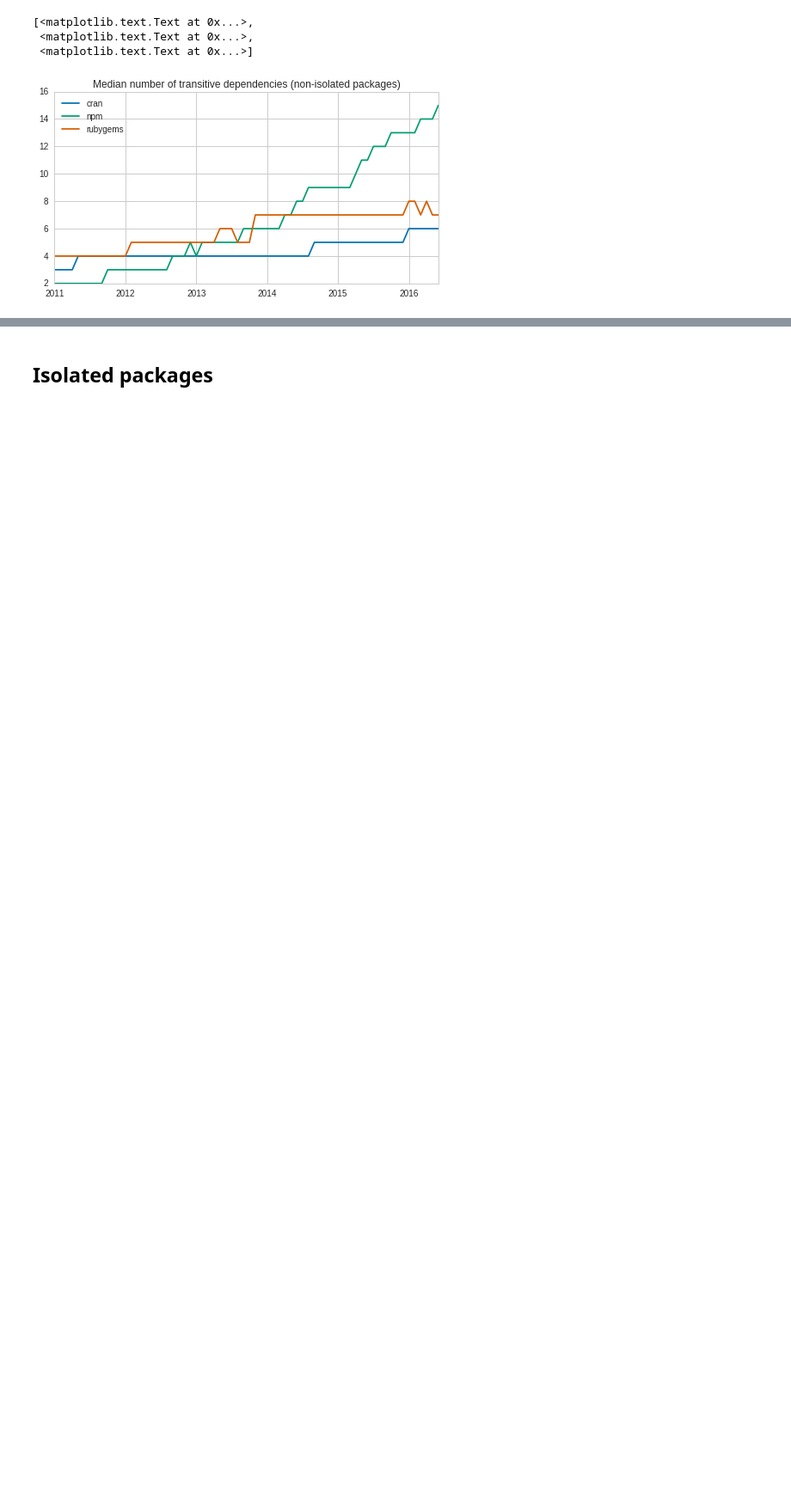
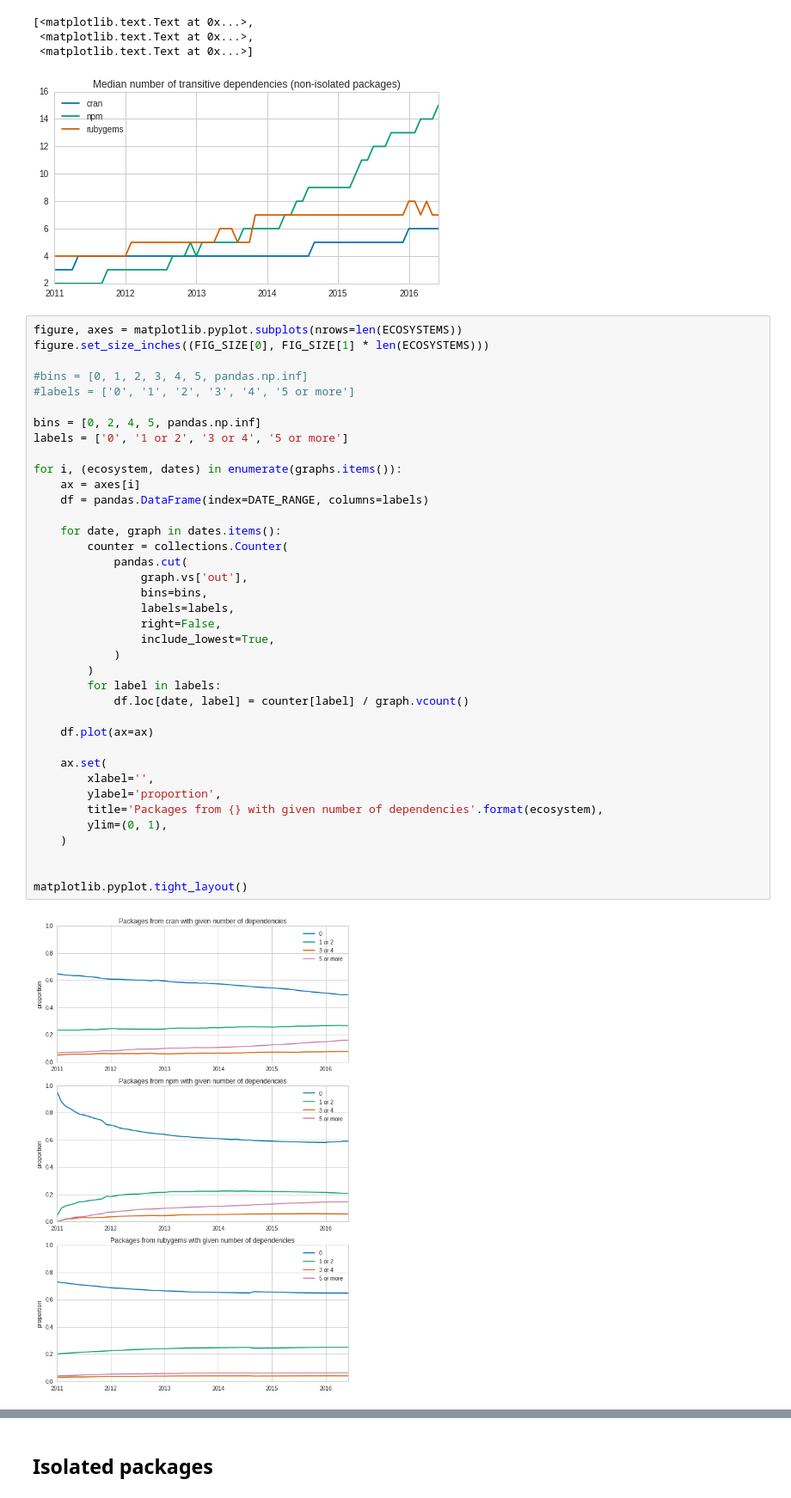
Before and after one commit to AlexandreDecan/ecos-emse, a Jupyter notebook: notebooks/Graphs metrics.ipynb, the cells around one changed output, grey strips where cells are left out. Shown at 86% size. Cells and saved outputs as stored; diff of their text form; blank space fills up the shorter version.

```diff
--- a/notebooks/Graphs metrics.ipynb
+++ b/notebooks/Graphs metrics.ipynb
@@ -299,3 +299,43 @@ ax.set(
  <matplotlib.text.Text at 0x...>,
  <matplotlib.text.Text at 0x...>]
 [figure]
+# %%
+figure, axes = matplotlib.pyplot.subplots(nrows=len(ECOSYSTEMS))
+figure.set_size_inches((FIG_SIZE[0], FIG_SIZE[1] * len(ECOSYSTEMS)))
+
+#bins = [0, 1, 2, 3, 4, 5, pandas.np.inf]
+#labels = ['0', '1', '2', '3', '4', '5 or more']
+
+bins = [0, 2, 4, 5, pandas.np.inf]
+labels = ['0', '1 or 2', '3 or 4', '5 or more']
+
+for i, (ecosystem, dates) in enumerate(graphs.items()):
+    ax = axes[i]
+    df = pandas.DataFrame(index=DATE_RANGE, columns=labels)
+
+    for date, graph in dates.items():
+        counter = collections.Counter(
+            pandas.cut(
+                graph.vs['out'],
+                bins=bins,
+                labels=labels,
+                right=False,
+                include_lowest=True,
+            )
+        )
+        for label in labels:
+            df.loc[date, label] = counter[label] / graph.vcount()
+
+    df.plot(ax=ax)
+
+    ax.set(
+        xlabel='',
+        ylabel='proportion',
+        title='Packages from {} with given number of dependencies'.format(ecosystem),
+        ylim=(0, 1),
+    )
+
+
+matplotlib.pyplot.tight_layout()
+# %% [output]
+[figure, added]
```
Also changed, not shown: parts of 1 cell of this notebook, 1 other file.
